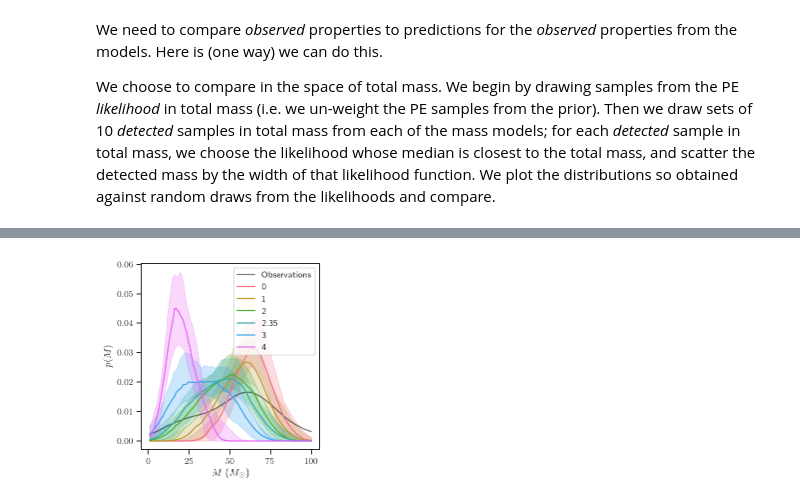
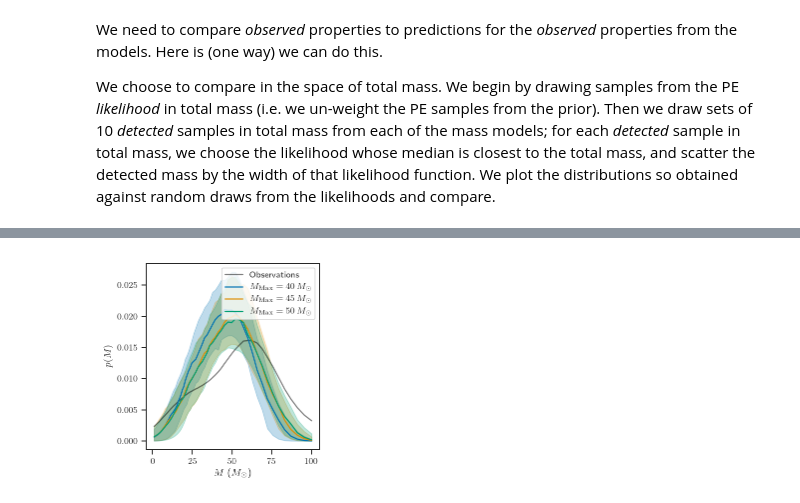
Before and after one commit to farr/ClusterBHGW, a Jupyter notebook: Populations.ipynb, the cells around one changed output, grey strips where cells are left out. Drawn from its saved outputs; the diff is of its cells as text; code cells hidden in the pictures.

Commit message:
New plots using MMax = 50.

```diff
--- a/Populations.ipynb
+++ b/Populations.ipynb
@@ -202,7 +200,9 @@ Here we load the data from Yihan's cluster runs.
 # %%
 clusters = {}
-for a in tqdm_notebook([0, 1, 2, 2.35, 3, 4]):
-    c = loadtxt('Clusters/small_cluster_{:g}.dat'.format(a), dtype=np.dtype([('m1', np.float), ('m2', np.float), ('a', np.float), ('e', np.float), ('tgw', np.float)]))
+for a in tqdm_notebook([1, 1.5, 2, 2.35, 2.5, 3, 3.5, 4, 4.5, 5]):
+    c = loadtxt('Clusters_MMax_50/small_cluster_{:g}.dat'.format(a), dtype=np.dtype([('m1', np.float), ('m2', np.float), ('a', np.float), ('e', np.float), ('tgw', np.float)]))
     clusters[a] = c[c['tgw'] < 1e10]
+for k, v in clusters.items():
+    print(k, len(v))
 # %% [output]
 [interactive output not drawn]
@@ -378,6 +388,12 @@ with sns.plotting_context('paper'):
         ax.set_xlabel(r'$\alpha$')
         ax.set_ylabel(r'$\lambda$')
         plt.colorbar(cs, ax=ax)
+
+        ax.set_xticks([1.5, 2, 2.5, 3, 3.5])
+        ax.set_yticks([0, 1, 2, 3, 4, 5, 6])
+
+        ax.set_xlim(1.5, 3.5)
+        ax.set_ylim(0, 6)
 
         gs = make_axes_locatable(ax)
 
@@ -418,13 +431,0 @@ Here we plot the observed distribution of total mass against the distributions f
-# %%
-for k, c in clusters.items():
-    sns.distplot(c['m1']+c['m2'], label=str(k))
-
-ps = []
-for _, p in postsamples.items():
-    ps.append(random.choice(p[0]+p[1], size=1000))
-ps = np.concatenate(ps)
-sns.distplot(ps, color='k', label='Observed')
-
-legend(loc='best')
-xlabel(r'$M$ ($M_\odot$)')
-ylabel(r'$p\left( M \right)$')
@@ -440,6 +438,7 @@ Ndraw = 100
 
 # Specialize to following the SFR (this is preferred a bit by our fits, but not massively)
 lam = 3
+alph = 2.5
 
 zs = expm1(linspace(log(1), log(1+zMax), 100))
 pzs = Planck15.differential_comoving_volume(zs).to(u.Gpc**3/u.sr).value*(1+zs)**(lam-1)
@@ -465,10 +464,13 @@ for i in tqdm_notebook(range(Ndraw)):
 
 Nc = len(clusters.values())
 
+MMaxs = [40, 45, 50]
 cluster_draws = []
-for ic, (k, c) in tqdm_notebook(enumerate(clusters.items()), total=Nc, desc="Clusters"):
+for MM in tqdm_notebook(MMaxs, desc='MMax'):
+    c = loadtxt('Clusters_MMax_{:d}/small_cluster_2.35.dat'.format(MM), dtype=np.dtype([('m1', np.float), ('m2', np.float), ('a', np.float), ('e', np.float), ('tgw', np.float)]))
+    c = c[c['tgw'] < 1e10]
     mts = []
-    for i in tqdm_notebook(range(Ndraw), desc="Draws from cluster {:g}".format(k)):
+    for i in tqdm_notebook(range(Ndraw), desc="Draws"):
         mt_det = []
         while len(mt_det) < len(postsamples.values()):
             i = randint(len(c['m1']))
@@ -487,7 +489,6 @@ for ic, (k, c) in tqdm_notebook(enumerate(clusters.items()), total=Nc, desc="Clu
             mt_obs.append(mt + random.choice(p[0]+p[1]) - random.choice(p[0]+p[1]))
 
         mts.append(mt_obs)
-
     cluster_draws.append(mts)
 # %% [output]
 [interactive output not drawn]
@@ -501,37 +499,37 @@ HBox(children=(IntProgress(value=0, description='Draws from cluster 4', style=Pr
 # %%
 ms = exp(linspace(log(1), log(100), 100))
 
-pal = sns.color_palette(palette='husl', n_colors=len(clusters))
+pal = sns.color_palette(palette='colorblind', n_colors=len(clusters))
 
 obs_ps = []
 for od in obs_draws:
     obs_ps.append(gaussian_kde(od)(ms))
 obs_ps = array(obs_ps)
 
 with sns.plotting_context('paper'):
     orig_rc = plt.rcParams['text.usetex']
     plt.rcParams['text.usetex'] = True
     try:
         figure(figsize=(colwidth,colwidth))
         plot(ms, median(obs_ps, axis=0), color='k', label='Observations', alpha=0.5)
 
-        for i, (k, cd) in enumerate(zip(clusters.keys(), cluster_draws)):
+        for i, (mm, cd) in enumerate(zip(MMaxs, cluster_draws)):
             cps = []
             for d in cd:
                 cps.append(gaussian_kde(d)(ms))
             cps = array(cps)
 
-            l, = plot(ms, median(cps, axis=0), label=str(k), color=pal[i])
+            l, = plot(ms, median(cps, axis=0), label=r'$M_\mathrm{{Max}} = {:d} \, M_\odot$'.format(mm), color=pal[i])
             fill_between(ms, percentile(cps, 84, axis=0), percentile(cps, 16, axis=0), color=l.get_color(), alpha=0.25)
 
-        legend(loc='best')
+        legend(loc='upper right')
         xlabel(r'$M$ ($M_\odot$)')
         ylabel(r'$p(M)$')
 
         tight_layout()
 
         savefig('M-pred.pdf')
     finally:
         plt.rcParams['text.usetex'] = orig_rc
 # %% [output]
-[figure, old version]
+[figure, new version]
```
Also changed, not shown: parts of 12 cells of this notebook, 3 other files.
